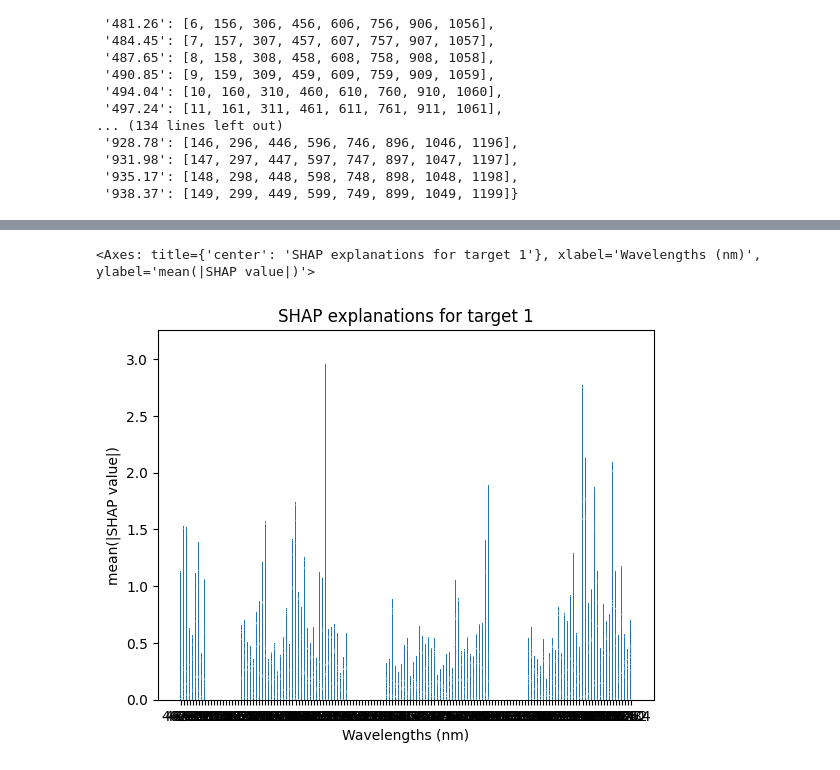
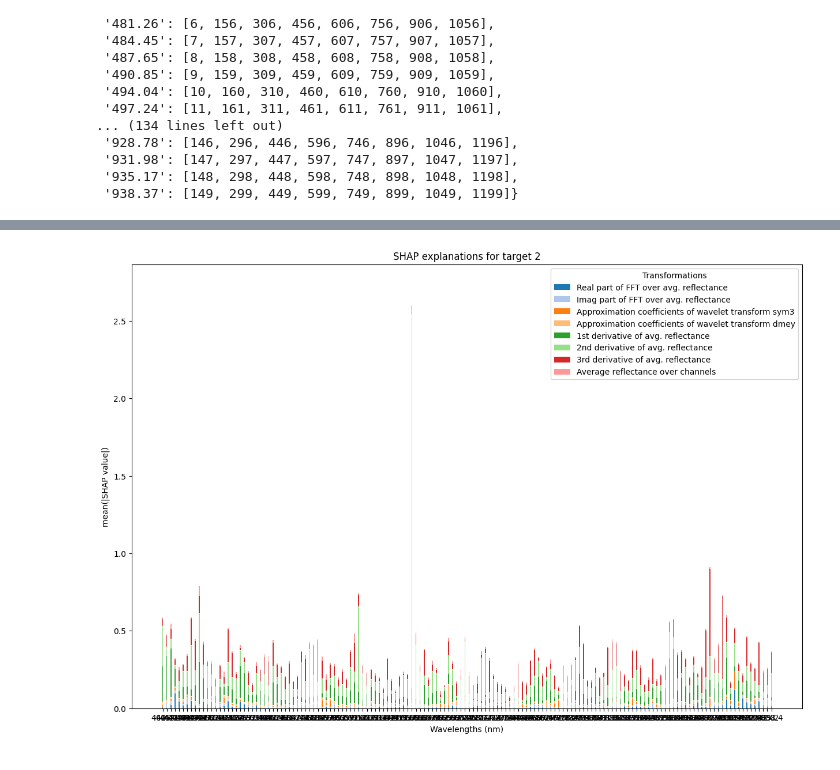
Before and after one commit to xai4space/meteors, a Jupyter notebook: examples/hyperview_challenge/shap.ipynb, the cells around one changed output, grey strips where cells are left out. Saved outputs shown, nothing was run; the diff lists cells and outputs as text; code cells hidden in the pictures.

Commit message:
added better preprocessing with feature names

```diff
--- a/examples/hyperview_challenge/shap.ipynb
+++ b/examples/hyperview_challenge/shap.ipynb
@@ -53,4 +56,4 @@ Now let's apply the preprocessing that was the key to winning the HYPERVIEW Chal
 # %%
 features: List[str] = ["fft", "dwt", "gradient", "mean"]
 
-X_train, column_transformations = preprocess(samples_list, features)
+X_train = preprocess(samples_list, features)
@@ -120,7 +125,7 @@ wavelengths = [float(wave.strip()) for wave in wavelengths.split(",")]
 # %%
 explainable_model = mt.models.ExplainableModel(model, "regression")
 # %%
-explainer = mt.shap.HyperSHAP(explainable_model, masker = None)
+explainer = mt.shap.HyperSHAP(explainable_model, masker = None, feature_names = X_train.columns) # better handling of column names
 # %%
 explanation = explainer.explain(X_train)
 # %% [markdown]
@@ -230,2 +226,6 @@ features
+# %%
+from eagleeyes import FEATURES
+
+transformations_mapping = {FEATURES[i]: [j + i * 150 for j in range(len(wavelengths))] for i in range(len(FEATURES))}
 # %%
-transformations_mapping = {features[i]: []
+transformations_mapping
@@ -232,7 +250,8 @@ transformations_mapping = {features[i]: []
 # %%
 from meteors.visualize import wavelengths_bar
 
-wavelengths_bar(explainer, explanation, target=1, wavelengths_mapping=wavelengths_mapping)
+fig, ax = plt.subplots(figsize=(15, 10))
+# ax.tick_params(axis='x', labelrotation=45)
+wavelengths_bar(explainer, explanation, target=2, wavelengths_mapping=wavelengths_mapping, transformations_mapping=transformations_mapping, use_pyplot=True, ax=ax)
 # %% [output]
-<Axes: title={'center': 'SHAP explanations for target 1'}, xlabel='Wavelengths (nm)', ylabel='mean(|SHAP value|)'>
-[figure, old version]
+[figure, new version]
```
Also changed, not shown: parts of 21 cells of this notebook, 1 other file.
